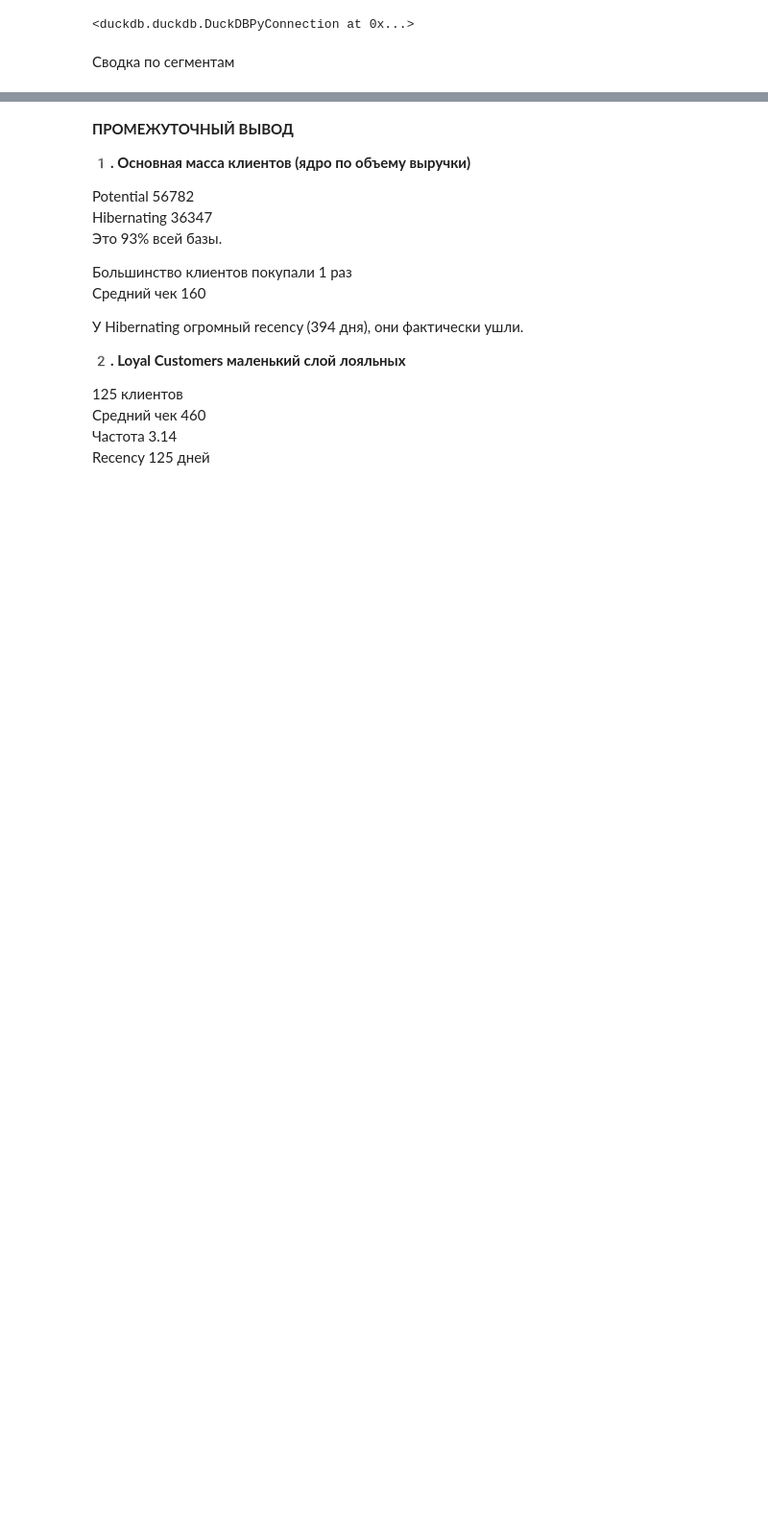
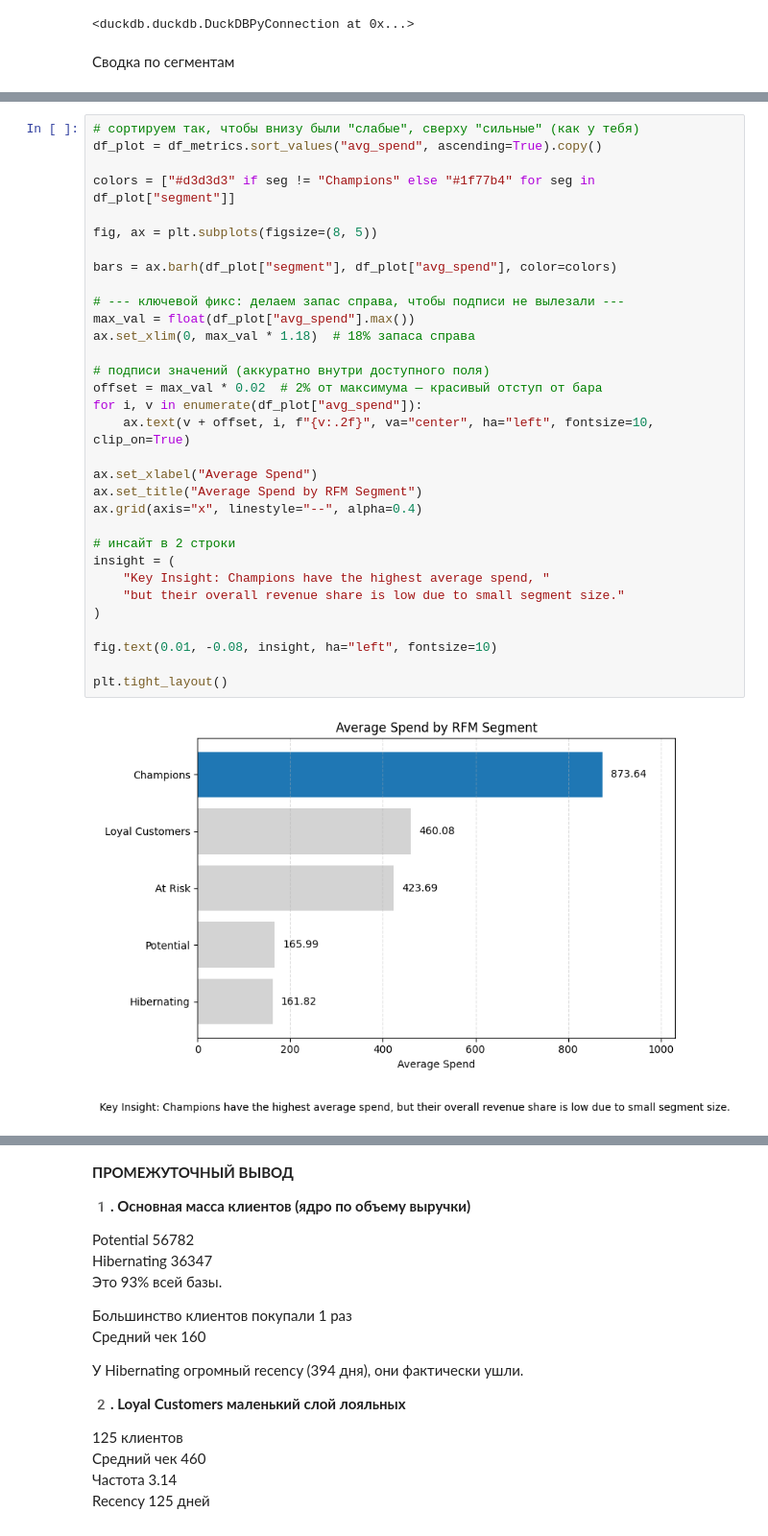
Before and after one commit to rtagirov/ecommerce_sql_rfm_analysis, a Jupyter notebook: ecommerce_sql_rfm_analysis.ipynb, the cells around one changed output, grey strips where cells are left out. Shown at 96% size. Cells and saved outputs as stored; diff of their text form; blank space fills up the shorter version.

```diff
--- a/ecommerce_sql_rfm_analysis.ipynb
+++ b/ecommerce_sql_rfm_analysis.ipynb
@@ -893,2 +901,36 @@ plt.show()
 [figure]
 [figure]
+# %%
+# сортируем так, чтобы внизу были "слабые", сверху "сильные" (как у тебя)
+df_plot = df_metrics.sort_values("avg_spend", ascending=True).copy()
+
+colors = ["#d3d3d3" if seg != "Champions" else "#1f77b4" for seg in df_plot["segment"]]
+
+fig, ax = plt.subplots(figsize=(8, 5))
+
+bars = ax.barh(df_plot["segment"], df_plot["avg_spend"], color=colors)
+
+# --- ключевой фикс: делаем запас справа, чтобы подписи не вылезали ---
+max_val = float(df_plot["avg_spend"].max())
+ax.set_xlim(0, max_val * 1.18)  # 18% запаса справа
+
+# подписи значений (аккуратно внутри доступного поля)
+offset = max_val * 0.02  # 2% от максимума — красивый отступ от бара
+for i, v in enumerate(df_plot["avg_spend"]):
+    ax.text(v + offset, i, f"{v:.2f}", va="center", ha="left", fontsize=10, clip_on=True)
+
+ax.set_xlabel("Average Spend")
+ax.set_title("Average Spend by RFM Segment")
+ax.grid(axis="x", linestyle="--", alpha=0.4)
+
+# инсайт в 2 строки
+insight = (
+    "Key Insight: Champions have the highest average spend, "
+    "but their overall revenue share is low due to small segment size."
+)
+
+fig.text(0.01, -0.08, insight, ha="left", fontsize=10)
+
+plt.tight_layout()
+# %% [output]
+[figure, added]
```
Also changed, not shown: parts of 10 cells of this notebook.
